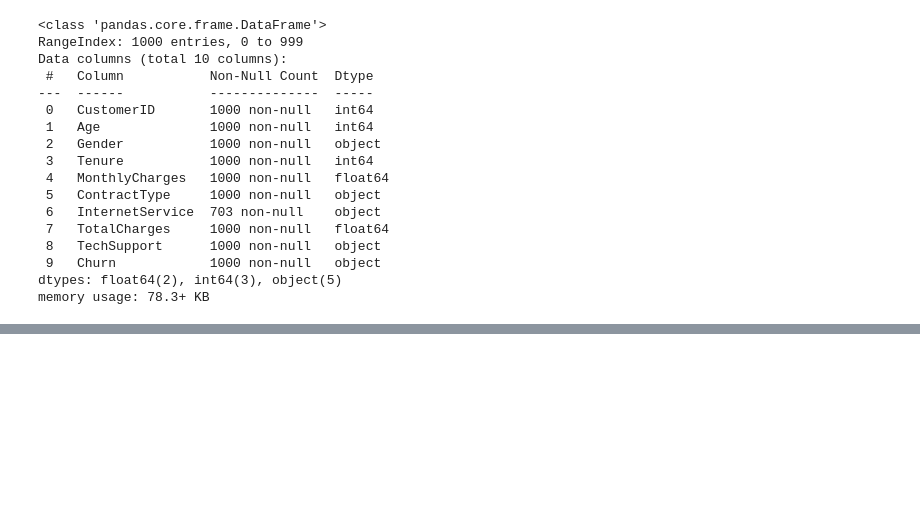
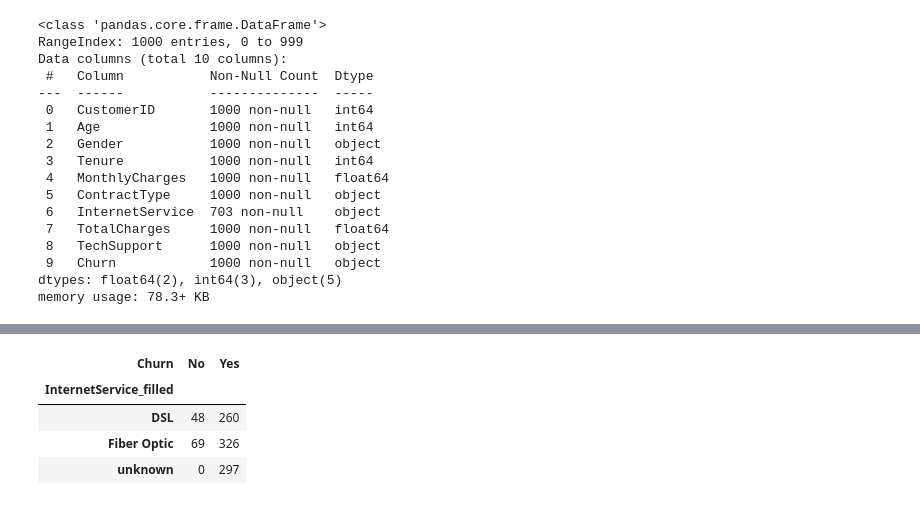
Before and after one commit to MikeTX56/ML-A-to-Z, a Jupyter notebook: projects/classification/churn_prediction/notebook/churn_prediction.ipynb, the cells around one changed output, grey strips where cells are left out. Saved outputs shown, nothing was run; the diff lists cells and outputs as text; code cells hidden in the pictures; blank space fills up the shorter version.

```diff
--- a/projects/classification/churn_prediction/notebook/churn_prediction.ipynb
+++ b/projects/classification/churn_prediction/notebook/churn_prediction.ipynb
@@ -206,0 +219,9 @@ for col in cat_cols:
+# %%
+df["InternetService_filled"].value_counts()
+pd.crosstab(df["InternetService_filled"], df["Churn"])
+# %% [output]
+| Churn | No | Yes |
+| InternetService_filled |  |  |
+| DSL | 48 | 260 |
+| Fiber Optic | 69 | 326 |
+| unknown | 0 | 297 |
```
Also changed, not shown: parts of 11 cells of this notebook.
